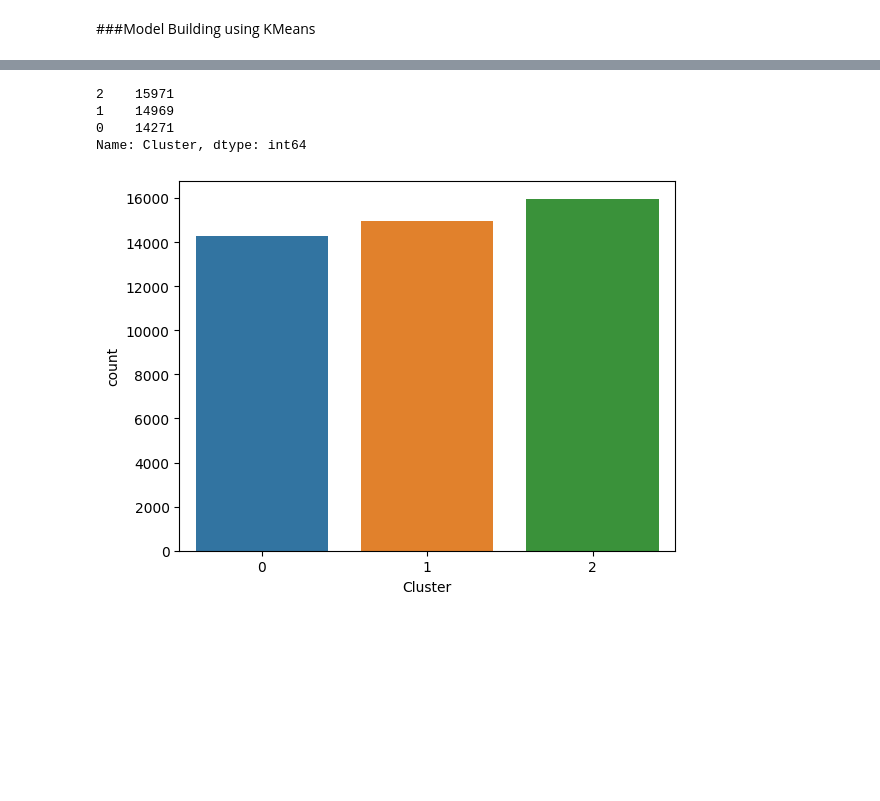
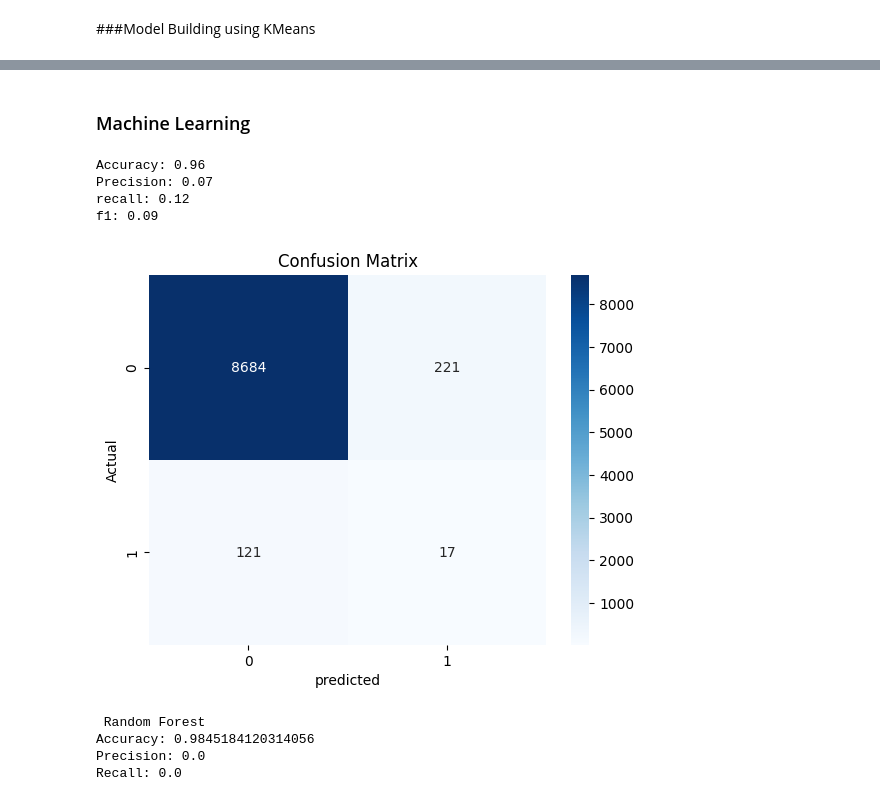
Before and after one commit to kayodeolusanya/Nexus-Bank-Customer-Segmentation-Project, a Jupyter notebook: Nexus_Bank_Customer_Segmentation_Project.ipynb, the cells around one changed output, grey strips where cells are left out. Saved outputs shown, nothing was run; the diff lists cells and outputs as text; code cells hidden in the pictures; blank space fills up the shorter version.

```diff
--- a/Nexus_Bank_Customer_Segmentation_Project.ipynb
+++ b/Nexus_Bank_Customer_Segmentation_Project.ipynb
@@ -414,10 +438,66 @@ silhouette_score(df, kmeans.labels_)
-# %%
-#   Visualizing the ´Customer count for each cluster
-sns.countplot(x='Cluster', data=ml_df)
-print(df['Cluster'].value_counts())
-# %% [output]
-2    15971
-1    14969
-0    14271
-Name: Cluster, dtype: int64
-[figure, removed]
+# %% [markdown]
+### Machine Learning
+# %%
+x = cluster_df[['age', 'job', 'marital', 'education', 'housing', 'loan',
+       'day', 'month', 'campaign', 'previous', 'poutcome', 'deposit',
+       'scaled_balance', 'Scaled_duration', 'Scaled_pdays', 'cluster']]
+y= cluster_df['default']
+# %%
+# Spliting the dataset into trainning and testing sets
+
+X_train, X_test, y_train,y_test = train_test_split(x, y, test_size=0.2, random_state=42)
+# %%
+# Training the Decision Tree Classifier
+clf = DecisionTreeClassifier()
+clf.fit(X_train, y_train)
+
+# Making predictions on the testing set
+y_pred = clf.predict(X_test)
+
+# Evaluation metrics
+accuracy = accuracy_score(y_test, y_pred)
+precision = precision_score(y_test, y_pred)
+recall = recall_score(y_test, y_pred)
+f1 = f1_score(y_test, y_pred)
+
+print('Accuracy: %.2f' % accuracy)
+print('Precision: %.2f' % precision)
+print('recall: %.2f' % recall)
+print('f1: %.2f' % f1)
+# %% [output]
+Accuracy: 0.96
+Precision: 0.07
+recall: 0.12
+f1: 0.09
+# %%
+
+# Creating a confusion Matrix for Decision Tree
+lcm = confusion_matrix(y_test, y_pred)
+
+sns.heatmap(lcm, annot=True, cmap="Blues", fmt="g")
+plt.xlabel("predicted")
+plt.ylabel("Actual")
+plt.title("Confusion Matrix")
+plt.show();
+# %% [output]
+[figure, added]
+# %%
+# Model Building using:
+
+#Random Forrest Classifier
+
+rfc = RandomForestClassifier()
+
+rfc.fit(X_train, y_train)
+
+rfy_pred = rfc.predict(X_test)
+
+print(" Random Forest")
+print("Accuracy:", accuracy_score(y_test, rfy_pred))
+print("Precision:", precision_score(y_test, rfy_pred))
+print("Recall:", recall_score(y_test, rfy_pred))
+# %% [output]
+ Random Forest
+Accuracy: 0.9845184120314056
+Precision: 0.0
+Recall: 0.0
```
Also changed, not shown: parts of 7 cells of this notebook.
